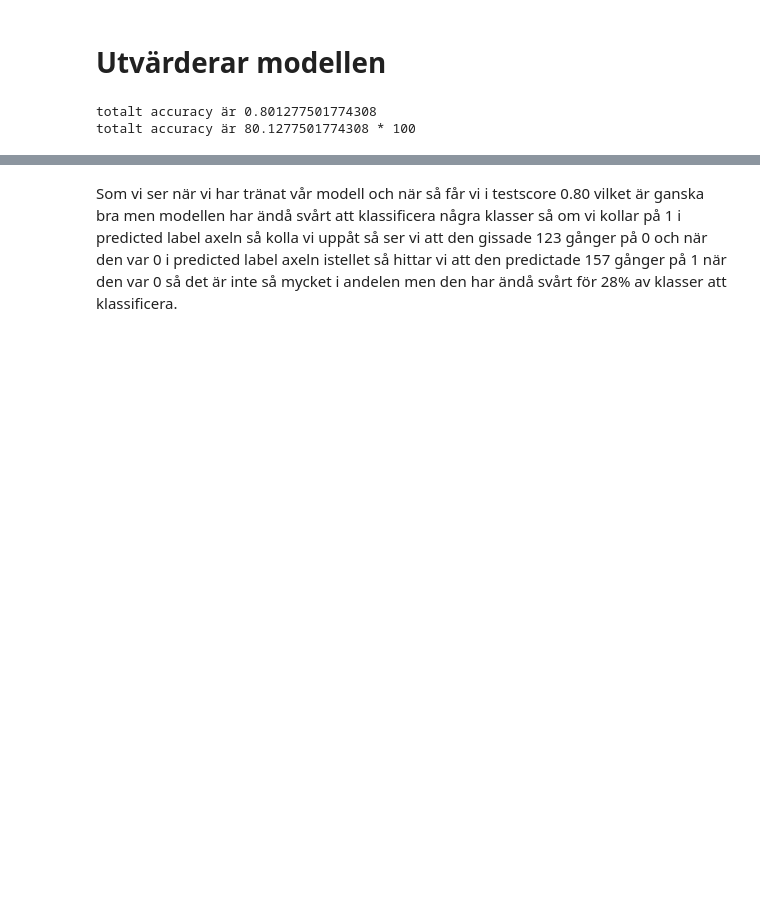
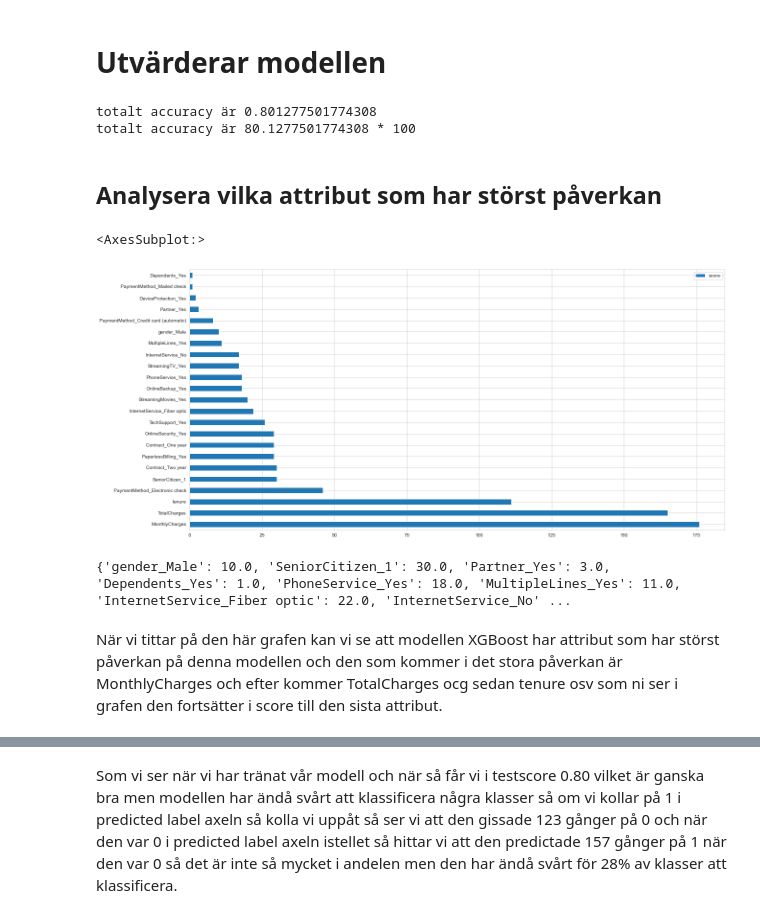
Before and after one commit to Ahmad223455322/Deep-la-rning-Linja-r_reg, a Jupyter notebook: Ahmad_Zarzar_XGboost.ipynb, the cells around one changed output, grey strips where cells are left out. Saved outputs shown, nothing was run; the diff lists cells and outputs as text; code cells hidden in the pictures; blank space fills up the shorter version.

```diff
--- a/Ahmad_Zarzar_XGboost.ipynb
+++ b/Ahmad_Zarzar_XGboost.ipynb
@@ -281,6 +294,24 @@ print(f'totalt accuracy är {accuracy_score(y_test,pred)*100} * 100')
 # %% [output]
 totalt accuracy är 0.801277501774308
 totalt accuracy är 80.1277501774308 * 100
+# %% [markdown]
+## Analysera vilka attribut som har störst påverkan
+# %%
+feature_important = model.get_booster().get_score(importance_type='weight')
+keys = list(feature_important.keys())
+values = list(feature_important.values())
+
+data = pd.DataFrame(data=values, index=keys, columns=["score"]).sort_values(by = "score", ascending=False)
+data.nlargest(40, columns="score").plot(kind='barh', figsize = (20,10)) ## plot top 40 features
+# %% [output]
+<AxesSubplot:>
+[figure, added]
+# %%
+print(feature_important)
+# %% [output]
+{'gender_Male': 10.0, 'SeniorCitizen_1': 30.0, 'Partner_Yes': 3.0, 'Dependents_Yes': 1.0, 'PhoneService_Yes': 18.0, 'MultipleLines_Yes': 11.0, 'InternetService_Fiber optic': 22.0, 'InternetService_No' ...
+# %% [markdown]
+När vi tittar på den här grafen kan vi se att modellen XGBoost har attribut som har störst påverkan på denna modellen och den som kommer i det stora påverkan är MonthlyCharges och efter kommer TotalCharges ocg sedan tenure osv som ni ser i grafen den fortsätter i score till den sista attribut.
 # %%
 plot_confusion_matrix(model, x_test, y_test)
 plt.show()
```
Also changed, not shown: parts of 5 cells of this notebook.
